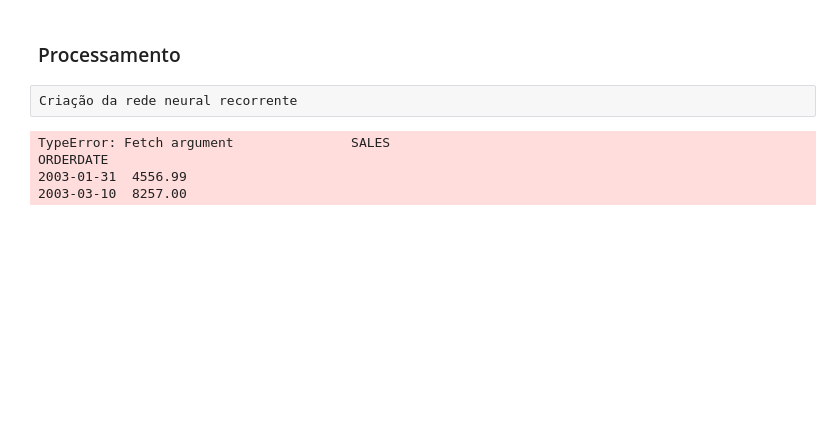
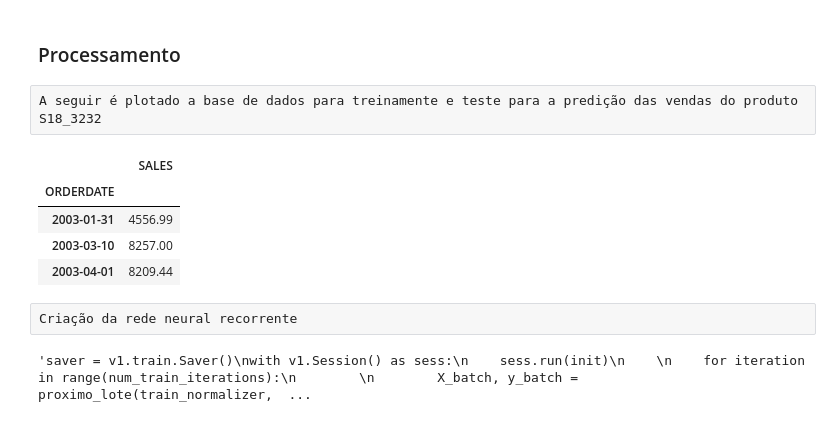
Before and after one commit to harryy97/pcp, a Jupyter notebook: pcp.ipynb, the cells around one changed output. Cells and saved outputs as stored; diff of their text form; code cells hidden in the pictures; blank space fills up the shorter version.

```diff
--- a/pcp.ipynb
+++ b/pcp.ipynb
@@ -139,6 +147,16 @@ dataset_for_process.drop(['QUANTITYORDERED', 'PRICEEACH', 'STATUS', 'QTR_ID',
                           'DEALSIZE', 'TOTAL'], axis=1, inplace=True)
 # %%
 dataset_for_process.set_index('ORDERDATE', inplace=True)
+# %% [raw]
+A seguir é plotado a base de dados para treinamente e teste para a predição das vendas do produto S18_3232
+# %%
+dataset_for_process.head(3)
+# %% [output]
+|  | SALES |
+| ORDERDATE |  |
+| 2003-01-31 | 4556.99 |
+| 2003-03-10 | 8257.00 |
+| 2003-04-01 | 8209.44 |
 # %%
 #criação da variavel scalar para a normalização e divião da base de dados em dados de treino e de teste
 scalar = MinMaxScaler()
@@ -180,9 +198,7 @@ opitimizer = v1.train.AdamOptimizer(learning_rate=learnig_rate)
 trainn = opitimizer.minimize(loss)
 init = v1.global_variables_initializer()
 
-saver = v1.train.Saver()
-
-
+"""saver = v1.train.Saver()
 with v1.Session() as sess:
     sess.run(init)
 
@@ -195,9 +211,6 @@ with v1.Session() as sess:
 
             mse = loss.eval(feed_dict={x: X_batch, y: y_batch})
             print(iteration, "\tMSE:", mse)
-        saver.save(sess, "./ex_time_series_soumil")
+        saver.save(sess, "./ex_time_series_soumil")"""
 # %% [output]
-TypeError: Fetch argument               SALES
-ORDERDATE
-2003-01-31  4556.99
-2003-03-10  8257.00
+'saver = v1.train.Saver()\nwith v1.Session() as sess:\n    sess.run(init)\n    \n    for iteration in range(num_train_iterations):\n        \n        X_batch, y_batch = proximo_lote(train_normalizer,  ...
```
Also changed, not shown: parts of 4 cells of this notebook.
